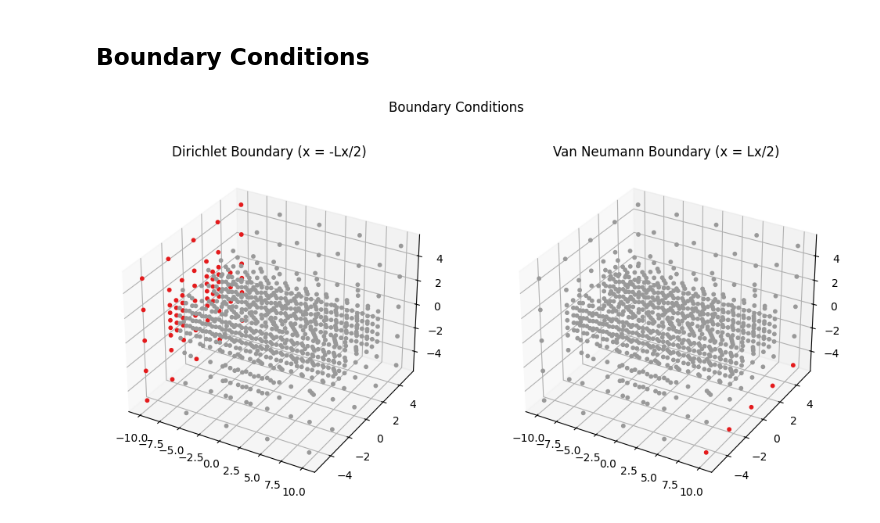
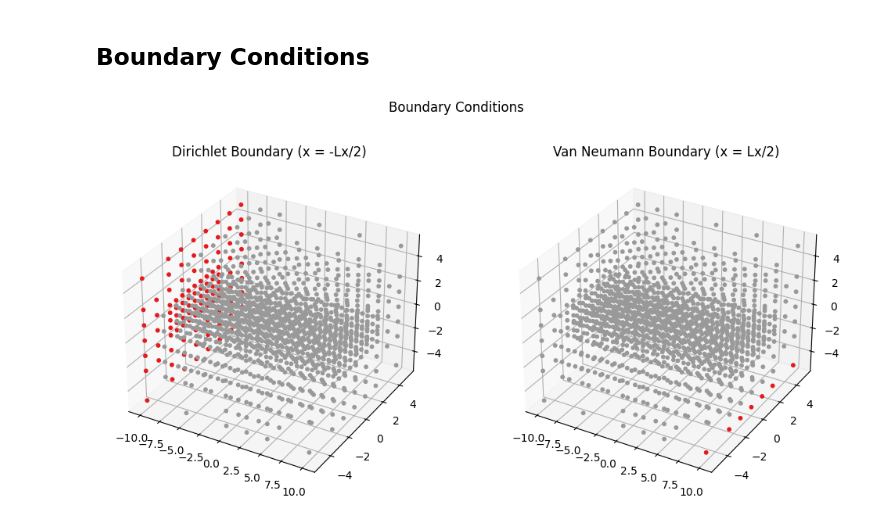
Before and after one commit to pasteurlabs/tesseract-jax, a Jupyter notebook: examples/ansys/demo_2.ipynb, the cells around one changed output. Saved outputs shown, nothing was run; the diff lists cells and outputs as text; code cells hidden in the pictures.

```diff
--- a/examples/ansys/demo_2.ipynb
+++ b/examples/ansys/demo_2.ipynb
@@ -310,7 +286,7 @@ plt.legend(["Mean Gradient", "Std Dev of Gradient"])
 ## Density and Sizing Field
 # %%
 def sdf_to_rho(
-    sdf: jnp.ndarray, scale: float = 6.0, offset: float = 0.1
+    sdf: jnp.ndarray, scale: float = 2.0, offset: float = 0.1
 ) -> jnp.ndarray:
     """Convert signed distance function to material density using sigmoid.
 
@@ -325,7 +301,8 @@ def sdf_to_rho(
     return 1 / (1 + jnp.exp(scale * sdf - offset))
 
 
-rho = sdf_to_rho(sdf)
+rho = sdf_to_rho(sdf, scale=2)
 
 plot_grid(rho, Lx, Ly, Lz, Nx, Ny, Nz)
+print(f"rho min: {jnp.min(rho)}, rho max: {jnp.max(rho)}")
 # %% [output]
@@ -333,6 +311,6 @@ plot_grid(rho, Lx, Ly, Lz, Nx, Ny, Nz)
 # %%
 def sizing_field(
-    sdf: jnp.ndarray, min_size: float = 0.1, max_size: float = 1.0, scale: float = 10.0
+    sdf: jnp.ndarray, min_size: float = 0.1, max_size: float = 1.0, scale: float = 2.0
 ) -> jnp.ndarray:
     """Generate a sizing field from the signed distance function.
 
@@ -355,7 +333,7 @@ def sizing_field(
     return min_size + (max_size - min_size) * normalized_sdf
 
 
-sizing = sizing_field(sdf, min_size=Lx / 60, max_size=Lx / 4, scale=5.0)
+sizing = sizing_field(sdf, min_size=Lx / 60, max_size=Lx / 4, scale=2.0)
 plot_grid(sizing, Lx, Ly, Lz, Nx, Ny, Nz)
 print(f"Sizing field min: {sizing.min()}, max: {sizing.max()}")
 # %% [output]
@@ -369,14 +347,12 @@ mesher = Tesseract.from_tesseract_api("meshing_tess/tesseract_api.py")
 mesher_out = apply_tesseract(
     mesher,
     {
-        "Lx": Lx,
-        "Ly": Ly,
-        "Lz": Lz,
+        "domain_size": [Lx, Ly, Lz],
         "sizing_field": sizing,  # jnp.ones_like(sdf) * (Lx / 10),
         "field_values": rho,
         "max_subdivision_levels": 4,
-        "max_points": 10000,
-        "max_cells": 10000,
+        "max_points": 5000,
+        "max_cells": 5000,
     },
 )
 print(
@@ -443,46 +447,66 @@ UnstructuredGrid (0x7c2dc47abd00)
 # %%
 # Lets setup the boundary conditions
 
-pts = adaptive_mesh["points"]
 
-dirichlet_mask = pts[:, 0] <= -Lx / 2 + 1e-5
-van_neumann_mask = jnp.logical_and(
-    jnp.isclose(pts[:, 0], Lx / 2, atol=0.1),
-    jnp.isclose(pts[:, 2], -Lz / 2, atol=0.1),
-)
+def get_boundary_masks(mesh: dict, Lx: float, Lz: float):
+    """Get boundary condition masks for the adaptive mesh.
+
+    Args:
+        mesh: Dictionary containing 'points' array.
+        Lx: Size of the domain in x-direction.
+        Lz: Size of the domain in z-direction.
+
+    Returns:
+        dirichlet_mask: Boolean array for Dirichlet boundary condition.
+        van_neumann_mask: Boolean array for Van Neumann boundary condition.
+    """
+    pts = mesh["points"]
+
+    dirichlet_mask = pts[:, 0] <= -Lx / 2 + 1e-5
+    van_neumann_mask = jnp.logical_and(
+        jnp.isclose(pts[:, 0], Lx / 2, atol=0.1),
+        jnp.isclose(pts[:, 2], -Lz / 2, atol=0.1),
+    )
+
+    return dirichlet_mask, van_neumann_mask
+
+
+dirichlet_mask, van_neumann_mask = get_boundary_masks(adaptive_mesh, Lx, Lz)
 
 fig, axs = plt.subplots(1, 2, subplot_kw={"projection": "3d"}, figsize=(12, 6))
 # set the colormap to Set1
 plt.suptitle("Boundary Conditions")
 # remove the axis ticks
-colors = jnp.where(dirichlet_mask, 0.1, 0.2)
+colors = jnp.where(dirichlet_mask[: adaptive_mesh["n_points"]], 0.1, 0.2)
+
+pts = adaptive_mesh["points"][: adaptive_mesh["n_points"]]
 
 axs[0].scatter(
     pts[:, 0],
     pts[:, 1],
     pts[:, 2],
-    c=colors,
+    c=jnp.where(dirichlet_mask[: adaptive_mesh["n_points"]], 0.1, 0.2),
     s=10,
     alpha=1.0,
     cmap="Set1",
 )
 axs[0].set_title("Dirichlet Boundary (x = -Lx/2)")
 
 axs[1].scatter(
     pts[:, 0],
     pts[:, 1],
     pts[:, 2],
-    c=jnp.where(van_neumann_mask, 0.1, 0.2),
+    c=jnp.where(van_neumann_mask[: adaptive_mesh["n_points"]], 0.1, 0.2),
     s=10,
     alpha=1.0,
     cmap="Set1",
 )
 axs[1].set_title("Van Neumann Boundary (x = Lx/2)")
 
 # convert to int arrays for tesseract input
 dirichlet_mask = dirichlet_mask.astype(jnp.int32)
 van_neumann_mask = van_neumann_mask.astype(jnp.int32)
 # %% [output]
-[figure, old version]
+[figure, new version]
 # %%
 # fem_tess = Tesseract.from_image("structure-jax-fem")
```
Also changed, not shown: parts of 20 cells of this notebook, 7 other files.
